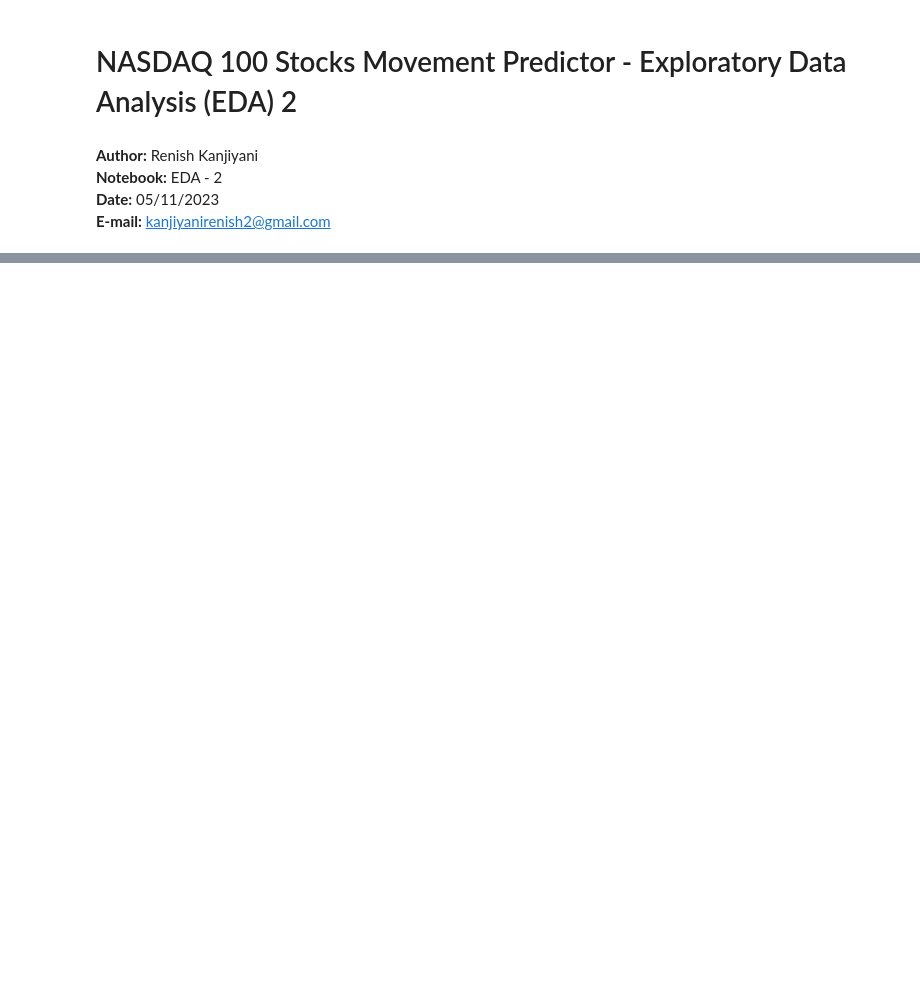
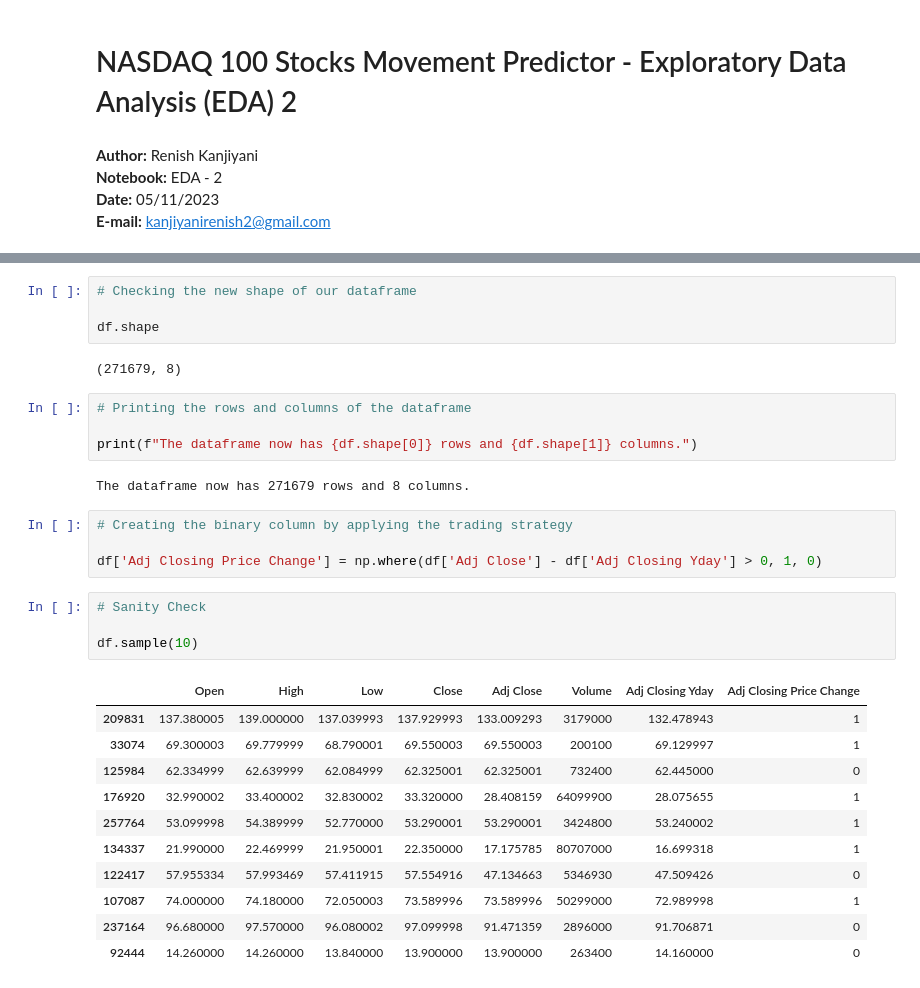
Before and after one commit to renishk2/nasdaq_100_stock_movement_predictor, a Jupyter notebook: Notebooks/EDA-2.ipynb, the cells around one changed output, grey strips where cells are left out. Saved outputs shown, nothing was run; the diff lists cells and outputs as text; blank space fills up the shorter version.

```diff
--- a/Notebooks/EDA-2.ipynb
+++ b/Notebooks/EDA-2.ipynb
@@ -7,0 +126,32 @@
+# %%
+# Checking the new shape of our dataframe
+
+df.shape
+# %% [output]
+(271679, 8)
+# %%
+# Printing the rows and columns of the dataframe
+
+print(f"The dataframe now has {df.shape[0]} rows and {df.shape[1]} columns.")
+# %% [output]
+The dataframe now has 271679 rows and 8 columns.
+# %%
+# Creating the binary column by applying the trading strategy
+
+df['Adj Closing Price Change'] = np.where(df['Adj Close'] - df['Adj Closing Yday'] > 0, 1, 0)
+# %%
+# Sanity Check
+
+df.sample(10)
+# %% [output]
+|  | Open | High | Low | Close | Adj Close | Volume | Adj Closing Yday | Adj Closing Price Change |
+| 209831 | 137.380005 | 139.000000 | 137.039993 | 137.929993 | 133.009293 | 3179000 | 132.478943 | 1 |
+| 33074 | 69.300003 | 69.779999 | 68.790001 | 69.550003 | 69.550003 | 200100 | 69.129997 | 1 |
+| 125984 | 62.334999 | 62.639999 | 62.084999 | 62.325001 | 62.325001 | 732400 | 62.445000 | 0 |
+| 176920 | 32.990002 | 33.400002 | 32.830002 | 33.320000 | 28.408159 | 64099900 | 28.075655 | 1 |
+| 257764 | 53.099998 | 54.389999 | 52.770000 | 53.290001 | 53.290001 | 3424800 | 53.240002 | 1 |
+| 134337 | 21.990000 | 22.469999 | 21.950001 | 22.350000 | 17.175785 | 80707000 | 16.699318 | 1 |
+| 122417 | 57.955334 | 57.993469 | 57.411915 | 57.554916 | 47.134663 | 5346930 | 47.509426 | 0 |
+| 107087 | 74.000000 | 74.180000 | 72.050003 | 73.589996 | 73.589996 | 50299000 | 72.989998 | 1 |
+| 237164 | 96.680000 | 97.570000 | 96.080002 | 97.099998 | 91.471359 | 2896000 | 91.706871 | 0 |
+| 92444 | 14.260000 | 14.260000 | 13.840000 | 13.900000 | 13.900000 | 263400 | 14.160000 | 0 |
```
Also changed, not shown: parts of 19 cells of this notebook, 2 other files.
